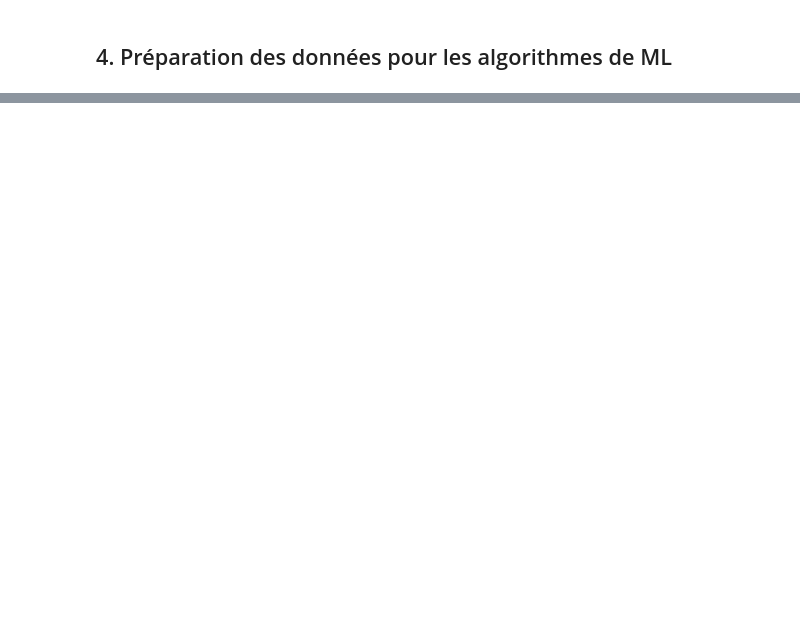
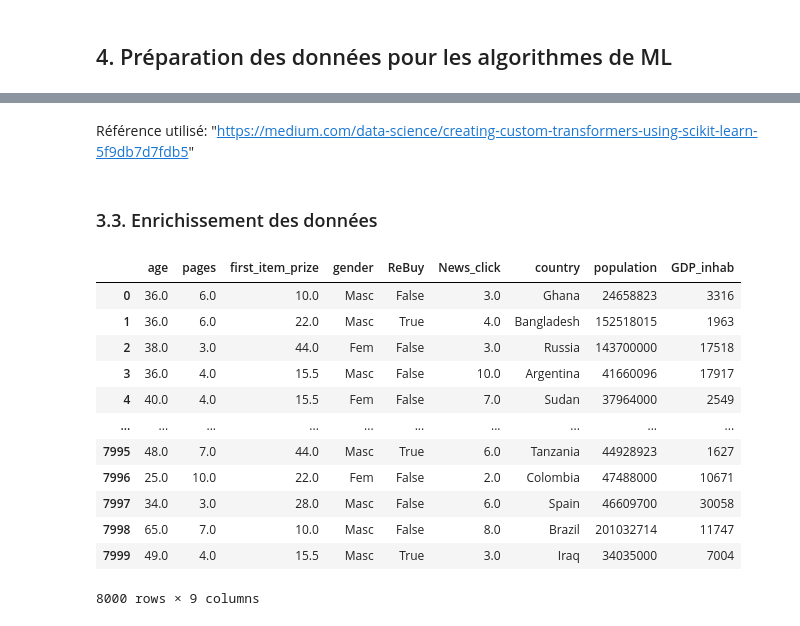
Before and after one commit to Marie-AnneRandria/Projet_Apprentissage_Machine_Analyse_Exploratoire_des_donnees, a Jupyter notebook: Devoir1.ipynb, the cells around one changed output, grey strips where cells are left out. Saved outputs shown, nothing was run; the diff lists cells and outputs as text; code cells hidden in the pictures; blank space fills up the shorter version.

```diff
--- a/Devoir1.ipynb
+++ b/Devoir1.ipynb
@@ -200,0 +209,6 @@ La variable `first_item_prize` et la variable `revenue` contiennent quelques val
+# %%
+#Récupération des variables numériques
+customer_num=customer.drop(["gender", "ReBuy", "country"],axis=1)
+# %%
+#Estimation des paramètres
+imputer.fit(customer_num)
@@ -200,0 +225,3 @@ La variable `first_item_prize` et la variable `revenue` contiennent quelques val
+# %%
+#Transformation du jeu d'entraînement
+X=imputer.transform(customer_num)
@@ -200,0 +385,50 @@ La variable `first_item_prize` et la variable `revenue` contiennent quelques val
+# %% [markdown]
+Référence utilisé: "https://medium.com/data-science/creating-custom-transformers-using-scikit-learn-5f9db7d7fdb5"
+# %% [markdown]
+### 3.3. Enrichissement des données
+# %%
+
+# a) nettoyage des deux datasets
+import re
+class DataJoin(BaseEstimator, TransformerMixin):
+    def __init__(self, PIB=True):
+        self.PIB = PIB
+    def fit(self, X,y=None):
+        self.country_population_=pd.read_csv("CountryPopulation.csv")
+        self.country_population_ = self.country_population_.rename(columns={'Country': 'country'})
+
+        if self.PIB:
+            self.country_gdp_=pd.read_csv("CountryGDP.csv")
+            self.country_gdp_ = self.country_gdp_.rename(columns={'Country': 'country'})
+
+        return self
+
+    def transform(self, X, y=None):
+        X_out=pd.DataFrame(X).copy()
+
+       # b) Première jointure: Customer et CountryPopulation
+        X_out=pd.merge(X_out, self.country_population_, on='country', how='left')
+
+      # c) Si PIB=True, on ajoute les données de CountryGDP
+        if self.PIB:
+            X_out=pd.merge(X_out, self.country_gdp_, on= 'country', how='left')
+        # d) Retourne le résultat de la jointure comme nouveau dataset fusionné
+        return X_out
+
+DataJoin=DataJoin(PIB=True)
+# %%
+DataJoin.fit_transform(customer)
+# %% [output]
+|  | age | pages | first_item_prize | gender | ReBuy | News_click | country | population | GDP_inhab |
+| 0 | 36.0 | 6.0 | 10.0 | Masc | False | 3.0 | Ghana | 24658823 | 3316 |
+| 1 | 36.0 | 6.0 | 22.0 | Masc | True | 4.0 | Bangladesh | 152518015 | 1963 |
+| 2 | 38.0 | 3.0 | 44.0 | Fem | False | 3.0 | Russia | 143700000 | 17518 |
+| 3 | 36.0 | 4.0 | 15.5 | Masc | False | 10.0 | Argentina | 41660096 | 17917 |
+| 4 | 40.0 | 4.0 | 15.5 | Fem | False | 7.0 | Sudan | 37964000 | 2549 |
+| ... | ... | ... | ... | ... | ... | ... | ... | ... | ... |
+| 7995 | 48.0 | 7.0 | 44.0 | Masc | True | 6.0 | Tanzania | 44928923 | 1627 |
+| 7996 | 25.0 | 10.0 | 22.0 | Fem | False | 2.0 | Colombia | 47488000 | 10671 |
+| 7997 | 34.0 | 3.0 | 28.0 | Masc | False | 6.0 | Spain | 46609700 | 30058 |
+| 7998 | 65.0 | 7.0 | 10.0 | Masc | False | 8.0 | Brazil | 201032714 | 11747 |
+| 7999 | 49.0 | 4.0 | 15.5 | Masc | True | 3.0 | Iraq | 34035000 | 7004 |
+8000 rows × 9 columns
```
Also changed, not shown: parts of 30 cells of this notebook.
